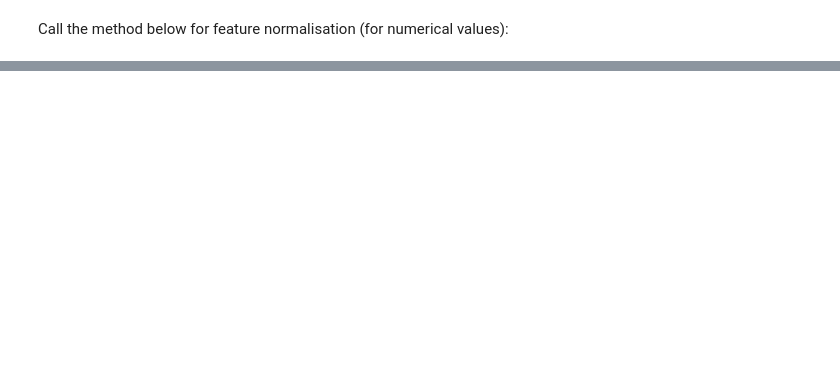
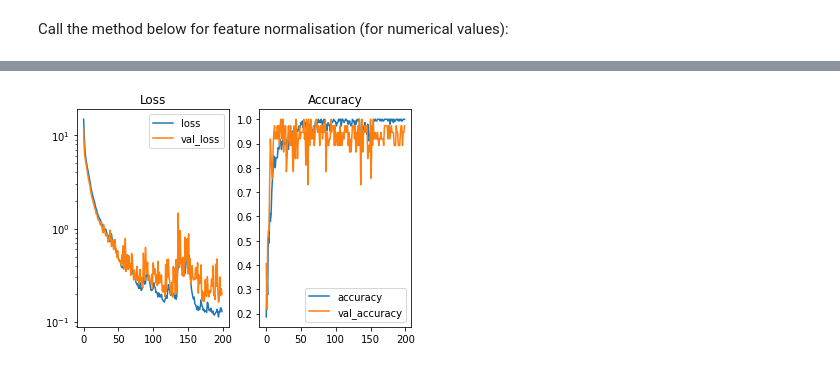
Before and after one commit to umSamWeiHong/DepressionModel, a Jupyter notebook: DepressionIndicator_Wei_Hong.ipynb, the cells around one changed output, grey strips where cells are left out. Saved outputs shown, nothing was run; the diff lists cells and outputs as text; code cells hidden in the pictures; blank space fills up the shorter version.

Commit message:
Good model

```diff
--- a/DepressionIndicator_Wei_Hong.ipynb
+++ b/DepressionIndicator_Wei_Hong.ipynb
@@ -39,0 +64,10 @@ df
+# %%
+from sklearn.preprocessing import OneHotEncoder
+
+ohe = OneHotEncoder(sparse=False)
+X[['Alone','Friends/Coursemates','Family']] = ohe.fit_transform(X['Living_with1'].values.reshape(-1,1))
+X[['< RM1000','RM1000 - 3000','> RM3000']] = ohe.fit_transform(X['Expenses'].values.reshape(-1,1))
+y = ohe.fit_transform(y.values.reshape(-1,1))
+
+X = X.drop(columns=['Living_with1','Expenses'])
+y
@@ -96,12 +129,7 @@ from sklearn.preprocessing import StandardScaler
 from sklearn.compose import ColumnTransformer
 
 def featureNormalisation():
-  numeric_data = list(X.columns)
-  categorical_data = ['Gender','Marital','Marital_problems','Religion_binary','Religion_help','Med_or_not','Worry_family','Routine_loss',
-                      'Stress_class_disrupted','Medical_illness','Mental_illness','COVID_symptoms','Residence_high_COVID','Quarantine',
-                      'Alone','Friends/Coursemates','Family','< RM1000','RM1000 - 3000','> RM3000']
-  for category in categorical_data:
-    numeric_data.remove(category)
+  numeric_data = ['Age_Numerical', 'Class_hours', 'MSPSS_family', 'MSPSS_friends', 'MSPSS_significant_others']
 
   ct = ColumnTransformer([('scaler', StandardScaler(), numeric_data)], remainder='passthrough')
 
@@ -151,0 +195,9 @@ def lda():
+# %%
+tuner = kt.Hyperband(model_builder,
+                     objective='val_accuracy',
+                     max_epochs=20,
+                     factor=3,
+                     directory='my_dir',
+                     project_name='keras-tuning',
+                     overwrite=True)
+tuner.search_space_summary()
@@ -151,0 +226,4 @@ def lda():
+# %%
+best_hps=tuner.get_best_hyperparameters()[0]
+h_model = tuner.hypermodel.build(best_hps)
+history = h_model.fit(X_train_scaled, y_train, epochs=200, validation_split=0.2)
@@ -151,0 +248,17 @@ def lda():
+# %%
+plt.subplot(1, 2, 1)
+plt.title("Loss")
+plt.plot(history.history["loss"])
+plt.plot(history.history["val_loss"])
+plt.yscale('log')
+plt.legend(['loss', 'val_loss'])
+
+plt.subplot(1, 2, 2)
+plt.title("Accuracy")
+plt.plot(history.history["accuracy"])
+plt.plot(history.history["val_accuracy"])
+plt.legend(['accuracy', 'val_accuracy'])
+
+plt.show()
+# %% [output]
+[figure, added]
```
Also changed, not shown: parts of 23 cells of this notebook.
